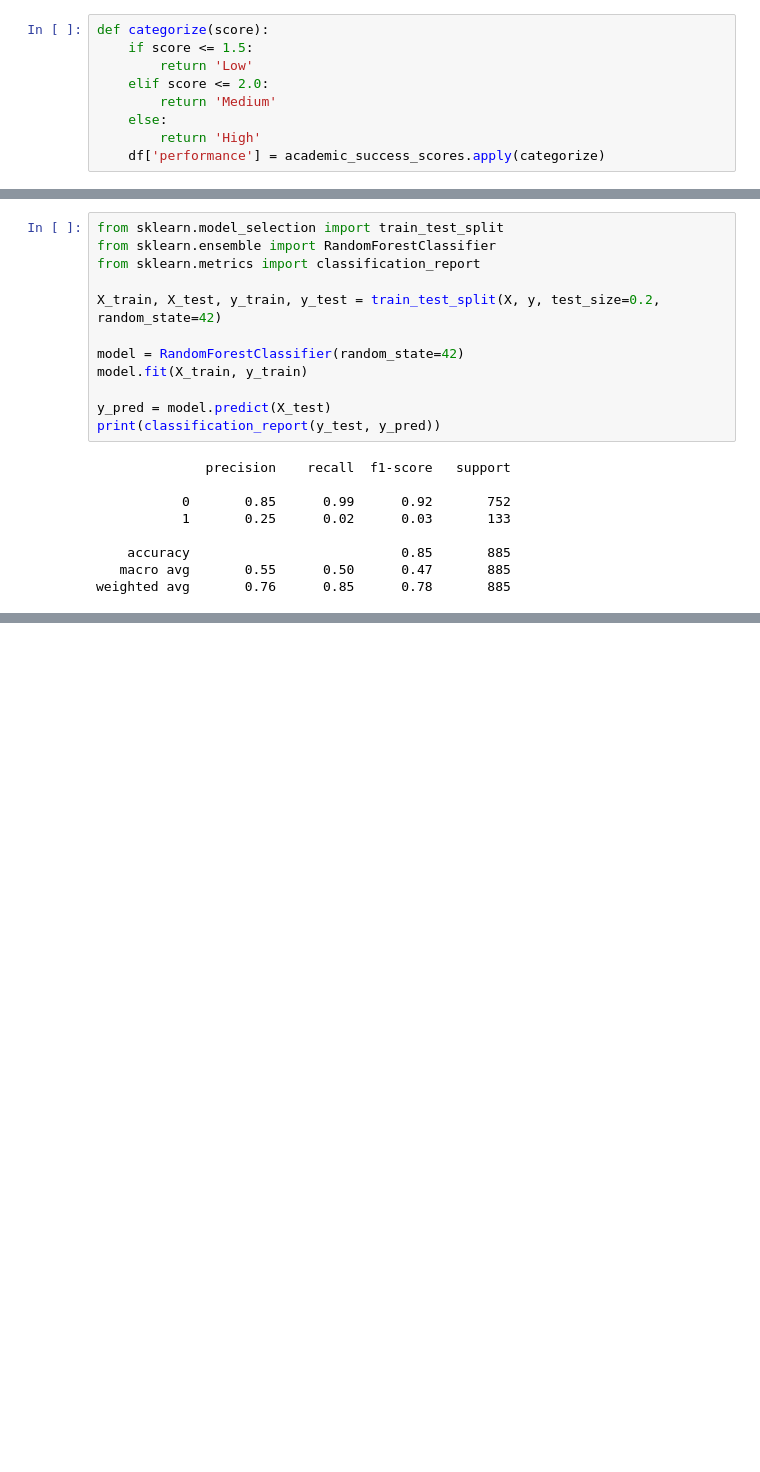
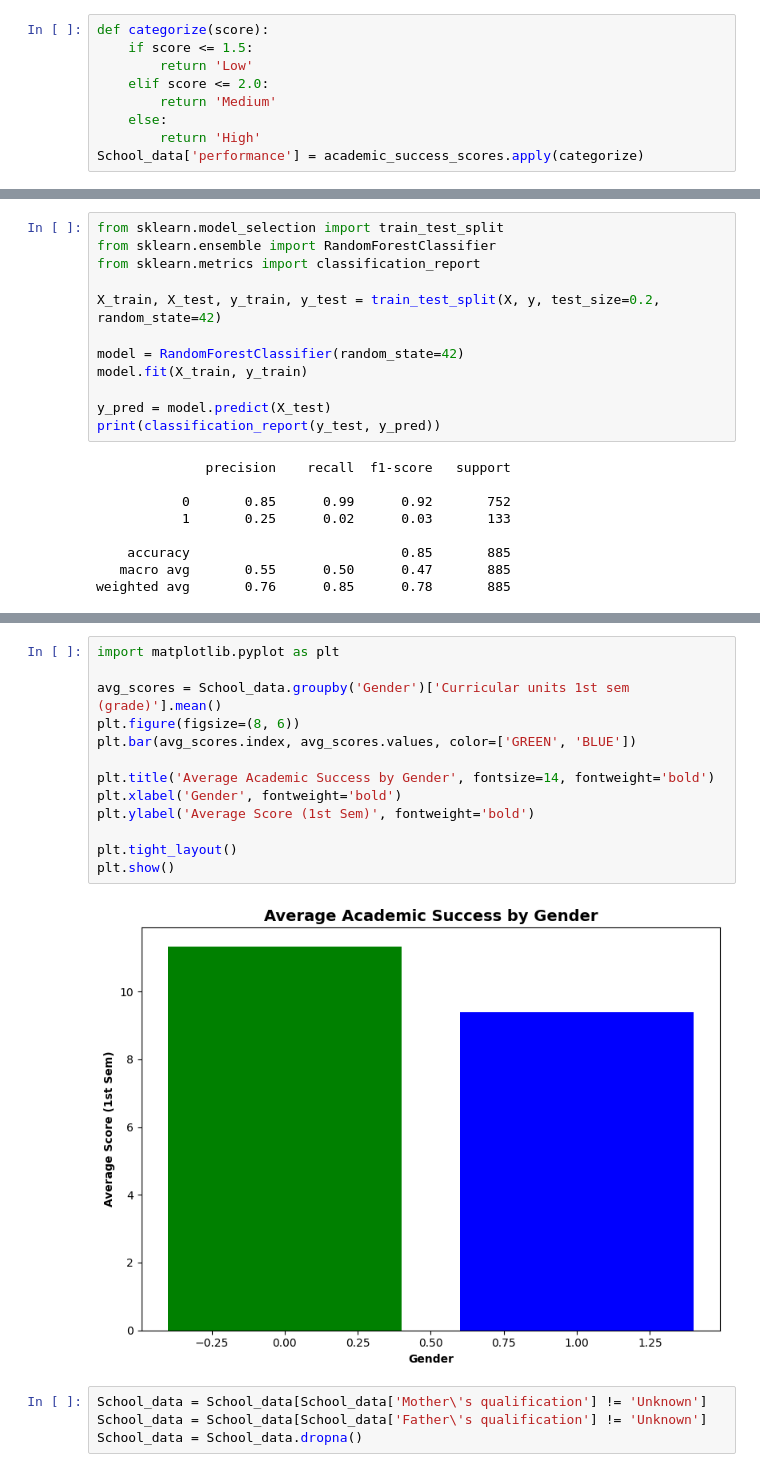
Before and after one commit to yani331/DSRP-Research, a Jupyter notebook: SchoolResearch.ipynb, the cells around one changed output, grey strips where cells are left out. Drawn from its saved outputs; the diff is of its cells as text; blank space fills up the shorter version.

```diff
--- a/SchoolResearch.ipynb
+++ b/SchoolResearch.ipynb
@@ -161,7 +217,7 @@ def categorize(score):
         return 'Medium'
     else:
         return 'High'
-    df['performance'] = academic_success_scores.apply(categorize)
+School_data['performance'] = academic_success_scores.apply(categorize)
 # %%
 School_data['mother_encoded'] = LabelEncoder().fit_transform(School_data['Mother\'s qualification'])
 School_data['father_encoded'] = LabelEncoder().fit_transform(School_data['Father\'s qualification'])
@@ -202,0 +275,19 @@ weighted avg       0.76      0.85      0.78       885
+# %%
+import matplotlib.pyplot as plt
+
+avg_scores = School_data.groupby('Gender')['Curricular units 1st sem (grade)'].mean()
+plt.figure(figsize=(8, 6))
+plt.bar(avg_scores.index, avg_scores.values, color=['GREEN', 'BLUE'])
+
+plt.title('Average Academic Success by Gender', fontsize=14, fontweight='bold')
+plt.xlabel('Gender', fontweight='bold')
+plt.ylabel('Average Score (1st Sem)', fontweight='bold')
+
+plt.tight_layout()
+plt.show()
+# %% [output]
+[figure, added]
+# %%
+School_data = School_data[School_data['Mother\'s qualification'] != 'Unknown']
+School_data = School_data[School_data['Father\'s qualification'] != 'Unknown']
+School_data = School_data.dropna()
```
Also changed, not shown: parts of 9 cells of this notebook.
